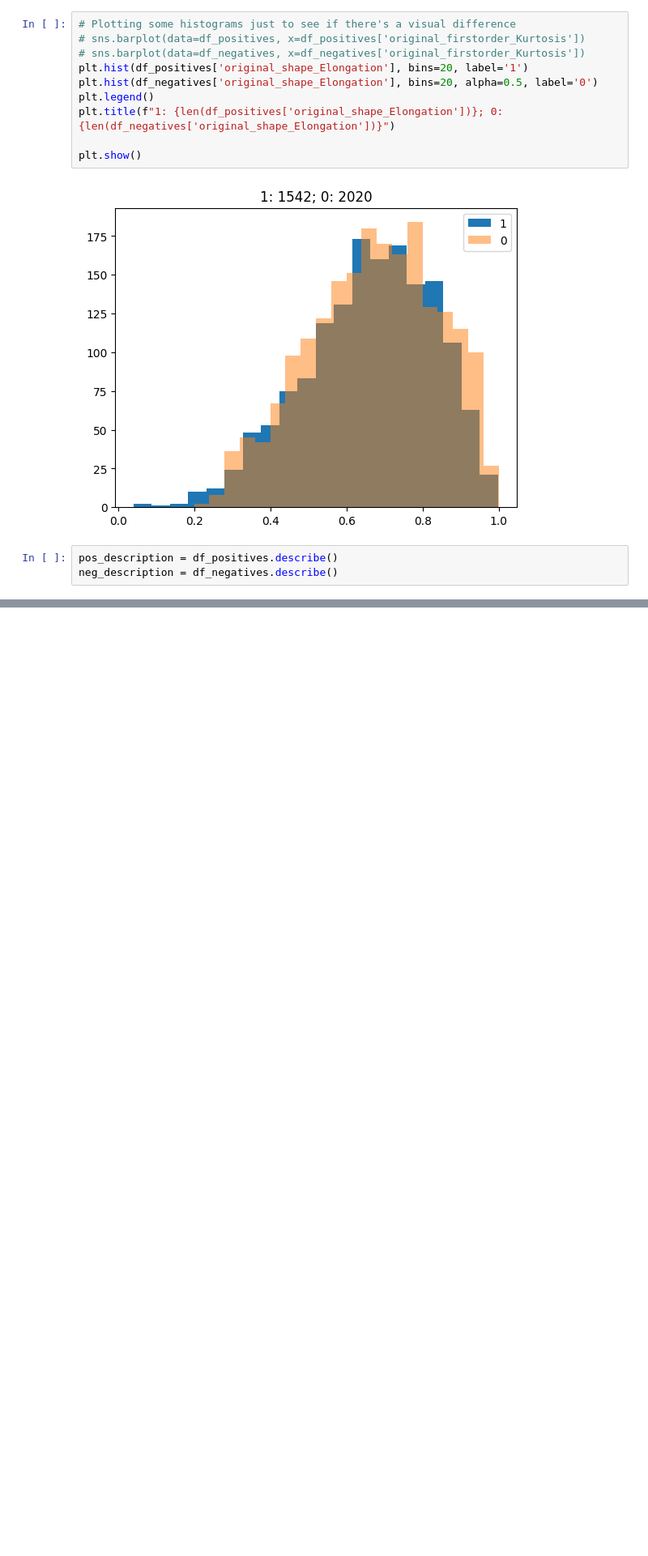
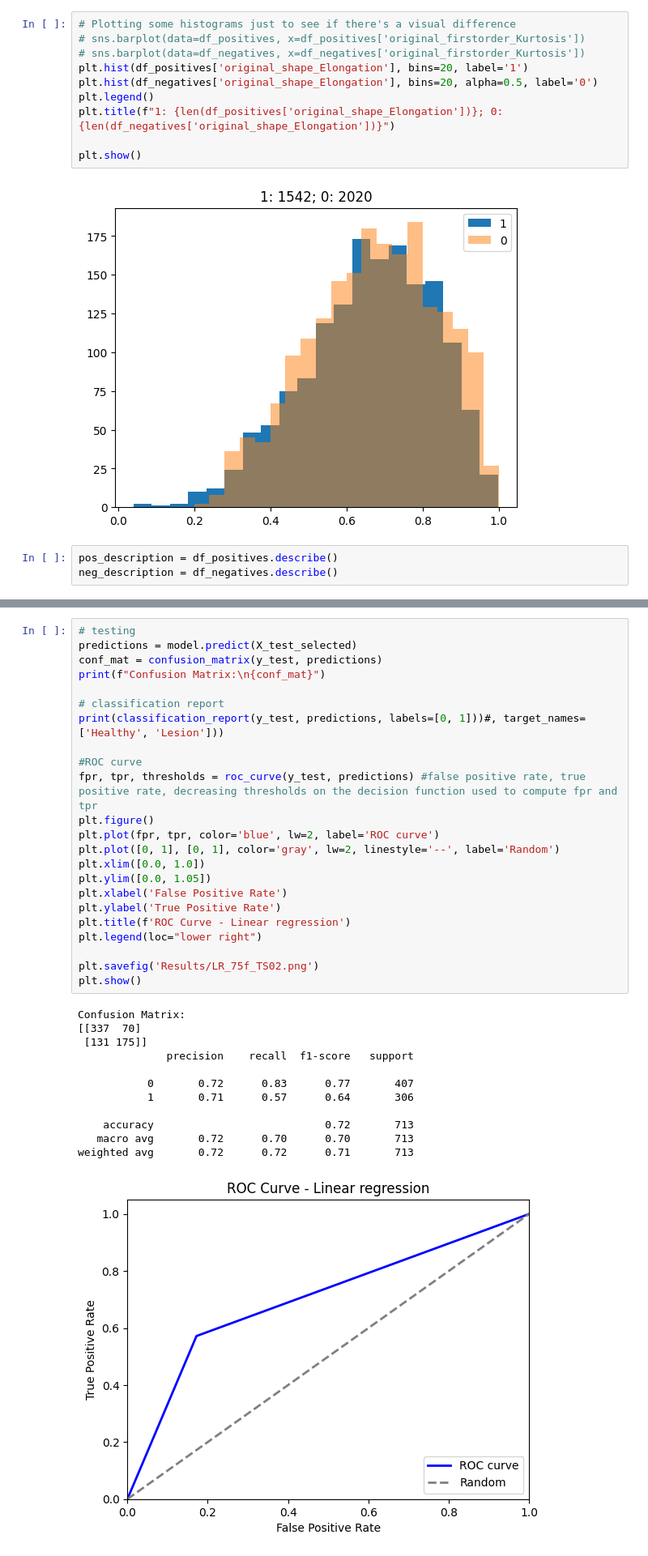
Before and after one commit to cesarz10/Techniques-of-AI, a Jupyter notebook: Project/breast_cancer.ipynb, the cells around one changed output, grey strips where cells are left out. Shown at 81% size. Drawn from its saved outputs; the diff is of its cells as text; blank space fills up the shorter version.

```diff
--- a/Project/breast_cancer.ipynb
+++ b/Project/breast_cancer.ipynb
@@ -109,3 +119,39 @@ Increase the number of iterations (max_iter) or scale the data as shown in:
 Please also refer to the documentation for alternative solver options:
     https://scikit-learn.org/stable/modules/linear_model.html#logistic-regression
   n_iter_i = _check_optimize_result(
+# %%
+# testing
+predictions = model.predict(X_test_selected)
+conf_mat = confusion_matrix(y_test, predictions)
+print(f"Confusion Matrix:\n{conf_mat}")
+
+# classification report
+print(classification_report(y_test, predictions, labels=[0, 1]))#, target_names=['Healthy', 'Lesion']))
+
+#ROC curve
+fpr, tpr, thresholds = roc_curve(y_test, predictions) #false positive rate, true positive rate, decreasing thresholds on the decision function used to compute fpr and tpr
+plt.figure()
+plt.plot(fpr, tpr, color='blue', lw=2, label='ROC curve')
+plt.plot([0, 1], [0, 1], color='gray', lw=2, linestyle='--', label='Random')
+plt.xlim([0.0, 1.0])
+plt.ylim([0.0, 1.05])
+plt.xlabel('False Positive Rate')
+plt.ylabel('True Positive Rate')
+plt.title(f'ROC Curve - Linear regression')
+plt.legend(loc="lower right")
+
+plt.savefig('Results/LR_75f_TS02.png')
+plt.show()
+# %% [output]
+Confusion Matrix:
+[[337  70]
+ [131 175]]
+              precision    recall  f1-score   support
+
+           0       0.72      0.83      0.77       407
+           1       0.71      0.57      0.64       306
+
+    accuracy                           0.72       713
+   macro avg       0.72      0.70      0.70       713
+weighted avg       0.72      0.72      0.71       713
+[figure, added]
```
Also changed, not shown: parts of 6 cells of this notebook, 1 other file.
